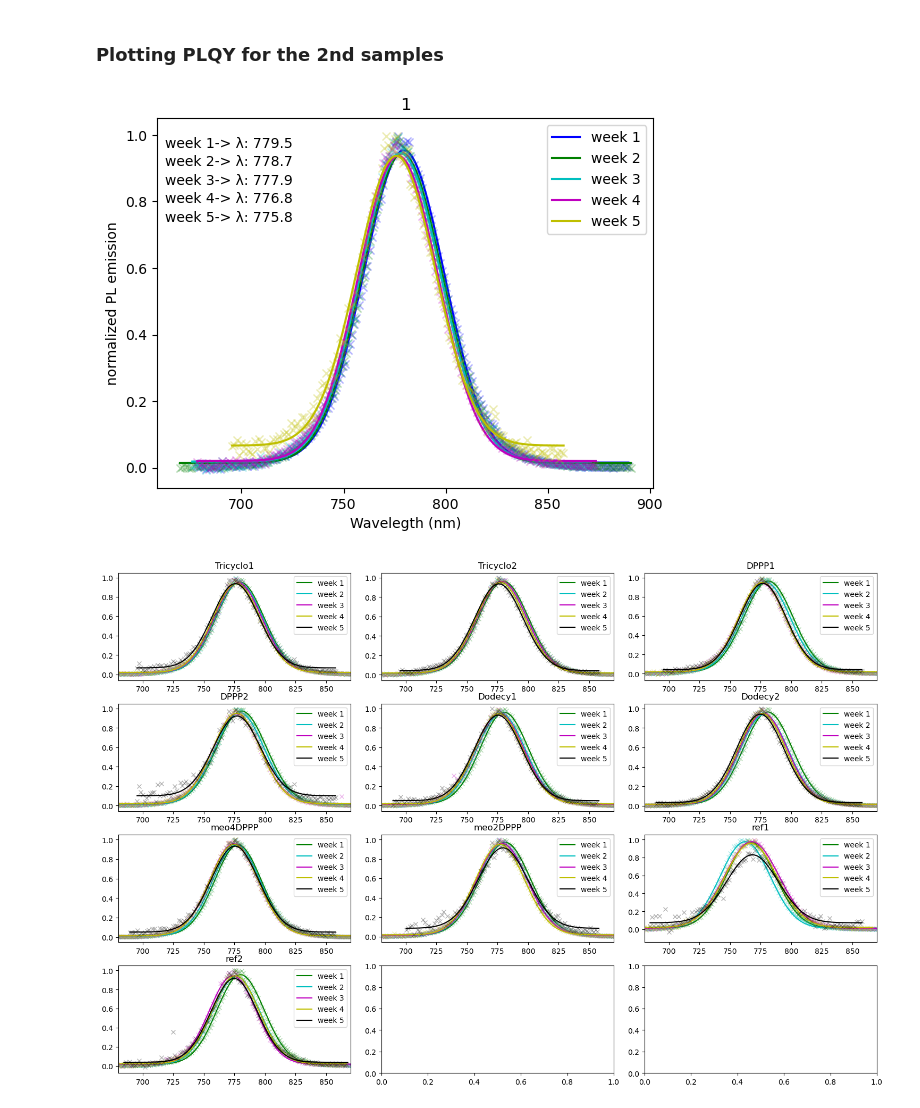
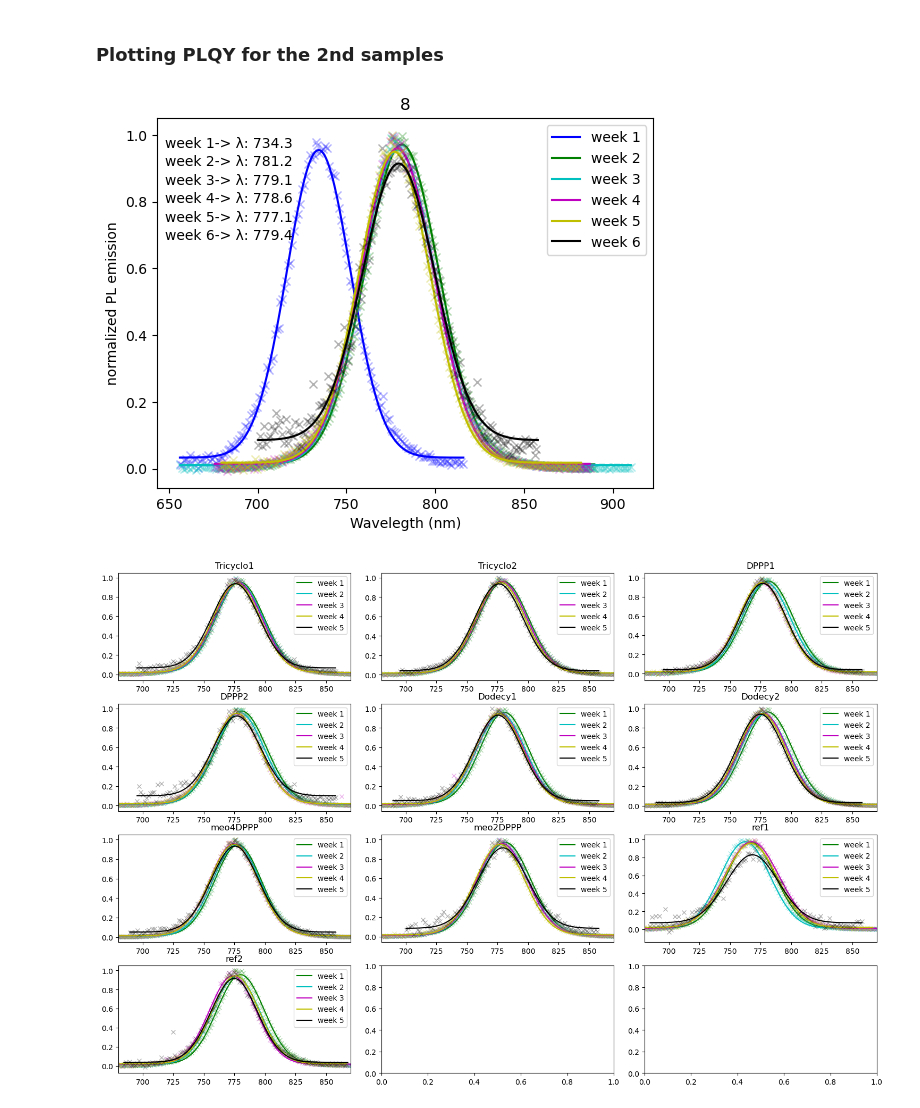
Before and after one commit to LuLuEhret/PV_lab_PdS, a Jupyter notebook: plot_plqy.ipynb, the cells around one changed output. Drawn from its saved outputs; the diff is of its cells as text; code cells hidden in the pictures.

```diff
--- a/plot_plqy.ipynb
+++ b/plot_plqy.ipynb
@@ -227,7 +227,7 @@ Text(0.5, 1.0, 'Peak position in nm at each week')
 #ask the user the name of the file to display
 #sample = input("Which sample would you like to display? ")
 
-sample = "1"
+sample = "8"
 
 #put the name in uppercase
 sample = sample.upper()
@@ -235,34 +235,34 @@ sample = sample.upper()
 index = 0
 
 for folder in glob.glob("PLQY/*"):
     #for each file in the folder do
     for file in glob.glob(folder + "/*evaluated.dat"):
         name1 = simplify_name(file)
         if name1 == sample:
             #read the file
             df = read_data(file)
             #normalize the data
             df[1] = normalize_data(df)[1]
             popt = gaussian_fitting(df)
             #plot the data using a different color for each file
             plt.plot(df[0], df[1], colors_list[index] + "x", markevery=5, alpha=0.3)
             plt.plot(df[0], func(df[0], *popt), colors_list[index] + "-", label='fit: a=%5.3f, b=%5.3f, c=%5.3f, d=%5.3f' % tuple(popt))
             #add a legend with the index number
             index += 1
             plt.text(0.015, (1-0.05*index), 'week {:d}-> λ: {:.1f} '.format(index, popt[1]), transform=plt.gca().transAxes, fontsize=10, verticalalignment='top')
         lgd = []
         for i in range(0, (index)):
             lgd.append("_")
             lgd.append("week " + str(i + 1))
 
         plt.legend(lgd)
         plt.title(sample)
         #add a y label
 
         plt.ylabel("normalized PL emission")
         plt.xlabel("Wavelegth (nm)")
 # %% [output]
-[figure, old version]
+[figure, new version]
 # %%
 #create a look up table that associate a the numbers from 1 to 10 to the liste name : "Tri1, Tri2, DPPP1, DPPP2, Dodecy1, Dodecy2, meo4DPPP, meo2DPPP, ref1, ref2"
 name = ["Tricyclo1", "Tricyclo2", "DPPP1", "DPPP2", "Dodecy1", "Dodecy2", "meo4DPPP", "meo2DPPP", "ref1", "ref2"]
```
Also changed, not shown: parts of 3 cells of this notebook.
